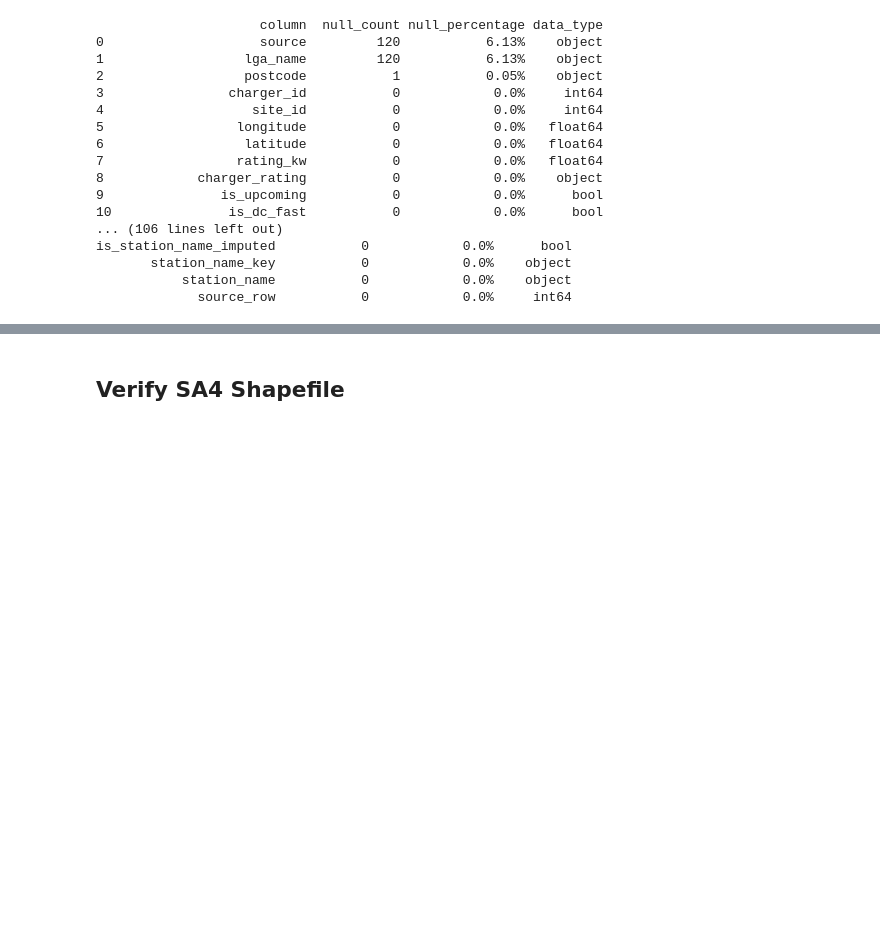
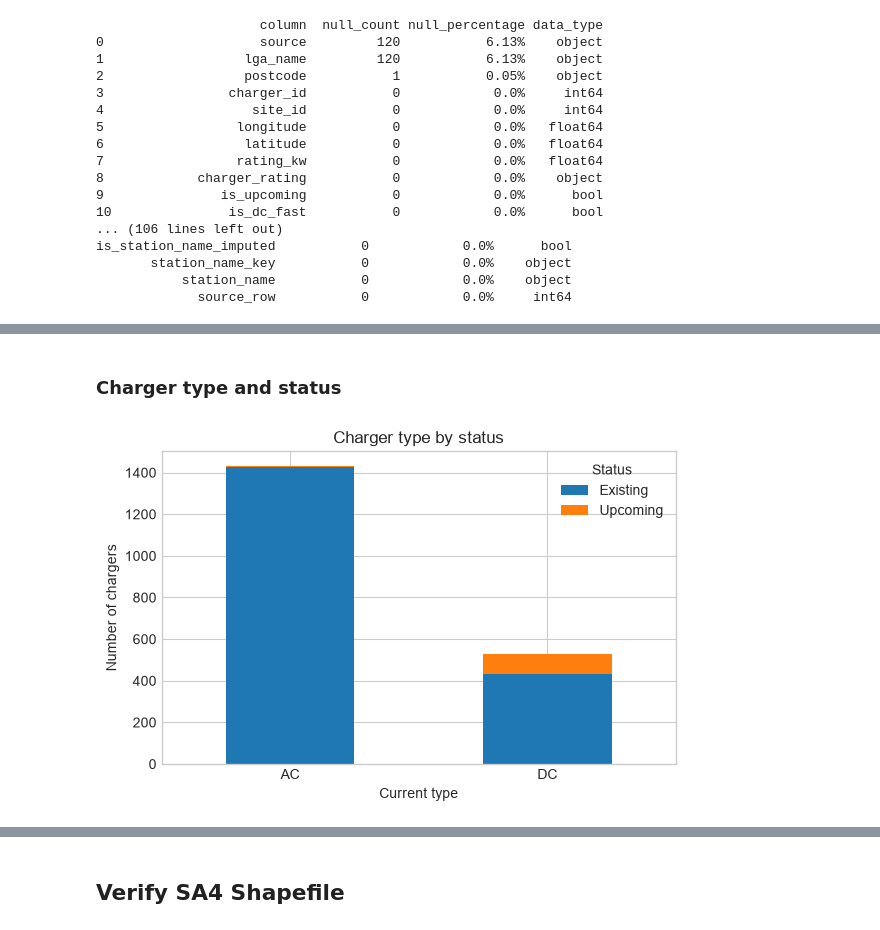
Before and after one commit to gadgil-atharva/charge-grid-nsw, a Jupyter notebook: notebooks/01_explore_data.ipynb, the cells around one changed output, grey strips where cells are left out. Saved outputs shown, nothing was run; the diff lists cells and outputs as text; code cells hidden in the pictures; blank space fills up the shorter version.

```diff
--- a/notebooks/01_explore_data.ipynb
+++ b/notebooks/01_explore_data.ipynb
@@ -652,0 +692,17 @@ is_station_name_imputed           0            0.0%      bool
+# %% [markdown]
+### Charger type and status
+# %%
+crosstab = pd.crosstab(df_clean["current_type"], df_clean["is_upcoming"])
+crosstab.columns = ["Existing", "Upcoming"]
+
+fig, ax = plt.subplots(figsize=(6, 4))
+crosstab.plot(kind="bar", stacked=True, ax=ax, color=["tab:blue", "tab:orange"])
+ax.set_xlabel("Current type")
+ax.set_ylabel("Number of chargers")
+ax.set_title("Charger type by status")
+ax.legend(title="Status")
+plt.xticks(rotation=0)
+plt.tight_layout()
+plt.show()
+# %% [output]
+[figure, added]
```
Also changed, not shown: parts of 18 cells of this notebook, 2 other files.
